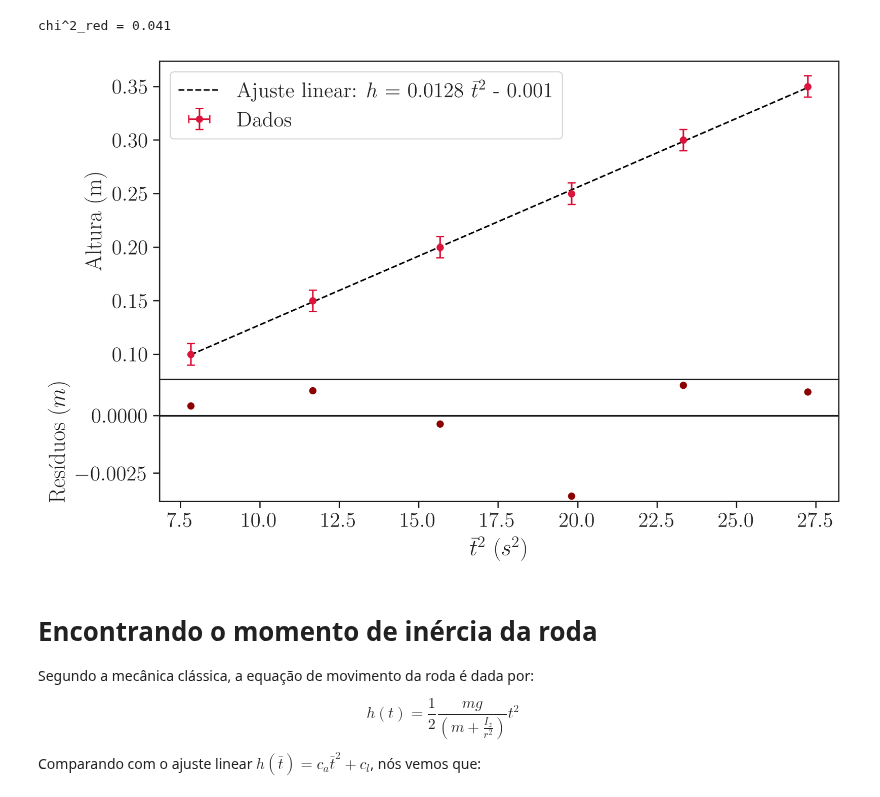
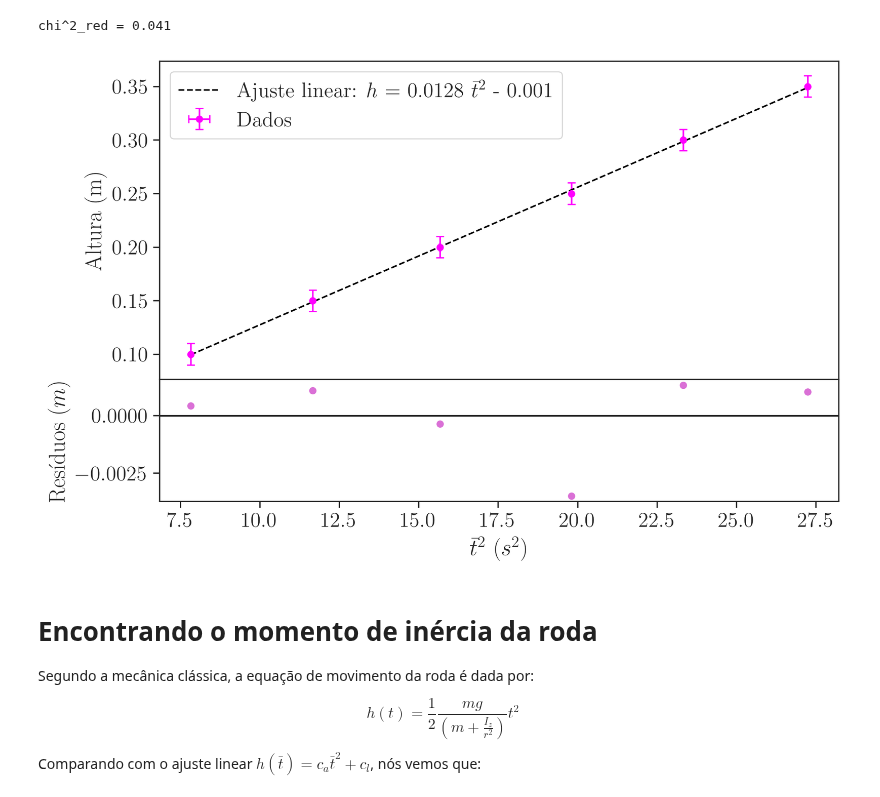
Before and after one commit to viniciusrocca/College_Codes, a Jupyter notebook: Lab1/Lab_RodaMaxwell.ipynb, the cells around one changed output. Cells and saved outputs as stored; diff of their text form; code cells hidden in the pictures.

```diff
--- a/Lab1/Lab_RodaMaxwell.ipynb
+++ b/Lab1/Lab_RodaMaxwell.ipynb
@@ -161,34 +162,35 @@ chi^2_red = 0.041
 # %%
 fig = plt.figure(figsize = [9.2,6], dpi = 300)
 gs = fig.add_gridspec(2,1, hspace=0, height_ratios=[6, 2.3])
 axs = gs.subplots(sharex=True)
 
 
 #Gráfico principal
 axs[0] = plt.subplot(gs[0])
-axs[0].errorbar(time_sq,altura, sigma_h,sigma_t_sq, 'o', ms = 4.5, capsize=3, color = 'crimson', label = 'Dados')
+axs[0].errorbar(time_sq,altura, sigma_h,sigma_t_sq, 'o', ms = 4.5, capsize=3, color = 'magenta', label = 'Dados')
 axs[0].plot(time_sq,(time_sq*coef_angular + coef_linear), color ='black', ls = '--',
          label = r'Ajuste linear: $h$ = %.4f $\bar{t}^2$ - %.3f' % (coef_angular,abs(coef_linear)))
 axs[0].set_ylabel(r'Altura (m)')
 axs[0].legend()
 axs[0].set_title('')
 
 #Gráfico de resíduos
 axs[1] = plt.subplot(gs[1])
 resid = (altura - yhat)
-axs[1].plot(time_sq, resid, 'o',ms = 4.5,  color = 'darkred', label = 'Residuos')
+axs[1].plot(time_sq, resid, 'o',ms = 4.5,  color = 'orchid', label = 'Residuos')
 axs[1].axhline(y=0, color='k', linestyle='-')
 axs[1].set_ylabel(r"Resíduos ($m$)")
 
 #axs[0].plot(a,(a*0.2768), color ='black', ls = '--',
          #label = r'Ajuste linear: $F_r$ = %.3f $a$ - %.2f' % (coef_angular,abs(coef_linear)))
 
 plt.xlabel(r'$\bar{t}^2$ ($s^2$)')
 
 
+plt.savefig('Graphs/RodaMaxwell/AjusteLin.pdf')
 plt.show()
 # %% [output]
-[figure, old version]
+[figure, new version]
 # %% [markdown]
 # Encontrando o momento de inércia da roda
 
```
Also changed, not shown: parts of 7 cells of this notebook.
